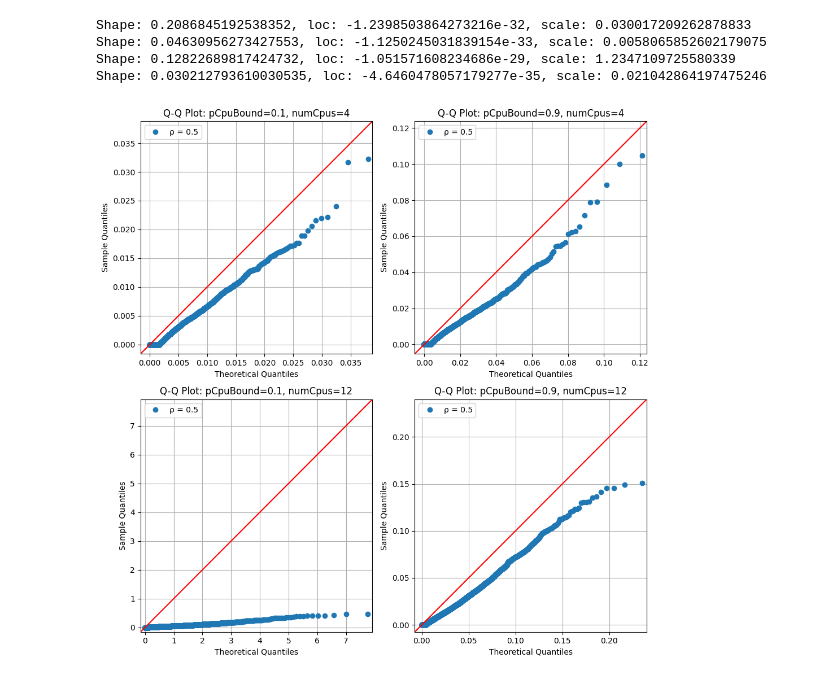
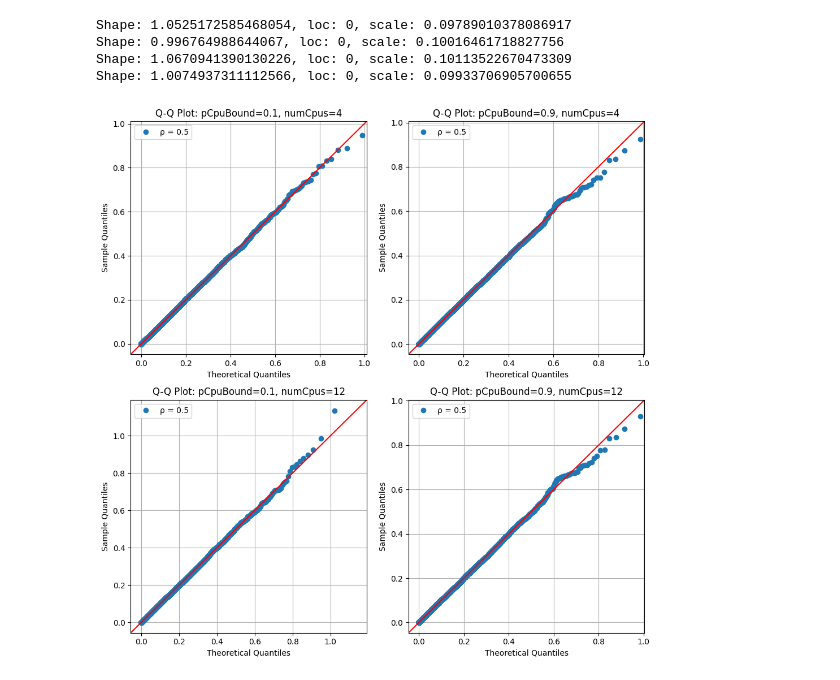
Before and after one commit to Sonic803/multi-core-sched, a Jupyter notebook: python/fcfsWait.ipynb, the cells around one changed output. Cells and saved outputs as stored; diff of their text form; code cells hidden in the pictures.

```diff
--- a/python/fcfsWait.ipynb
+++ b/python/fcfsWait.ipynb
@@ -350,9 +355,9 @@ from statsmodels.tsa.stattools import acf
 # Assuming filtered_array_rho, getMeasurement, and statistic are defined
 
 # Create subplots
-fig, axs = plt.subplots(2, 2, figsize=(10, 10))
+fig, axs = plt.subplots(2, 2, figsize=(14, 14))
 
-lags = 30  # Number of lags to consider
+lags = 50  # Number of lags to consider
 
 for i, element in enumerate(filtered_array_rho):
     combValues = []
@@ -572,7 +577,7 @@ df_results = pd.DataFrame.from_dict(
 )
 
 # Set the column names as MultiIndex
-df_results.columns = pd.MultiIndex.from_tuples(df_results.columns, names=['Metric', 'Statistic'])
+df_results.columns = pd.MultiIndex.from_tuples(df_results.columns, names=['Index', ''])
 
 # **Transpose the DataFrame to invert rows and columns**
 df_results = df_results.T
@@ -592,0 +598,14 @@ display(df_results)
+# %%
+latex_code = df_results.to_latex(
+    float_format="%.2f",  # Format floats to 2 decimal places
+    column_format="l" + "c" * len(df_results.columns),  # Left-align first column, center others
+    multicolumn_format="c",  # Center-align multi-level headers
+    multirow=True  # Enable multirow for hierarchical columns
+)
+
+# Print or save the LaTeX code
+print(latex_code)
+
+# Save to a file
+with open("results_table.tex", "w") as f:
+    f.write(latex_code)
@@ -656,7 +757,7 @@ for i, element in enumerate(filtered_array_rho):
         measurement = elementRho["measurement"]
 
         # Fit Gamma distribution to the data
-        shape, loc, scale = gamma.fit(values)#, floc=0)  # Force loc=0 for Gamma
+        shape, loc, scale = gamma.fit(values, floc=0)  # Force loc=0 for Gamma
 
         print(f"Shape: {shape}, loc: {loc}, scale: {scale}")
 
@@ -705,39 +799,39 @@ import numpy as np
 # Create subplots
 fig, axs = plt.subplots(2, 2, figsize=(10, 10))
 
 for i, element in enumerate(filtered_array_rho):
 
     ax, measurementString = getMeasurement(axs, measurement)
     rhoNum=0
     elementRho = element[rhoNum]
     values = elementRho['modules']["Computer.scheduler"][statistic]["values"]
     measurement = elementRho["measurement"]
 
     # Fit Gamma distribution to the data
-    shape, loc, scale = gamma.fit(values)#, floc=0)  # Force loc=0 for Gamma
+    shape, loc, scale = gamma.fit(values, floc=0)  # Force loc=0 for Gamma
 
     print(f"Shape: {shape}, loc: {loc}, scale: {scale}")
 
     # Generate Q-Q plot using statsmodels
     sm.qqplot(np.array(values), dist=gamma, distargs=(shape,),loc=loc,scale=scale, line='45', ax=ax)
 
 
     ax.get_lines()[0].set_markerfacecolor(colors1[0])
     ax.get_lines()[0].set_markeredgecolor(colors1[0])
 
     # Customize plot
     ax.set_title(f'Q-Q Plot: {measurementString}')
     ax.grid(True)
     ax.legend([f'{rhoStrings[rhoNum]}'], loc='best')
 
 plt.tight_layout()
 plt.show()
 # %% [output]
-Shape: 0.2086845192538352, loc: -1.2398503864273216e-32, scale: 0.030017209262878833
-Shape: 0.04630956273427553, loc: -1.1250245031839154e-33, scale: 0.0058065852602179075
-Shape: 0.12822689817424732, loc: -1.051571608234686e-29, scale: 1.2347109725580339
-Shape: 0.030212793610030535, loc: -4.6460478057179277e-35, scale: 0.021042864197475246
+Shape: 1.0525172585468054, loc: 0, scale: 0.09789010378086917
+Shape: 0.996764988644067, loc: 0, scale: 0.10016461718827756
+Shape: 1.0670941390130226, loc: 0, scale: 0.10113522670473309
+Shape: 1.0074937311112566, loc: 0, scale: 0.09933706905700655
-[figure, old version]
+[figure, new version]
 # %%
 import statsmodels.api as sm
 from scipy.stats import gamma
```
Also changed, not shown: parts of 14 cells of this notebook, 46 other files.
